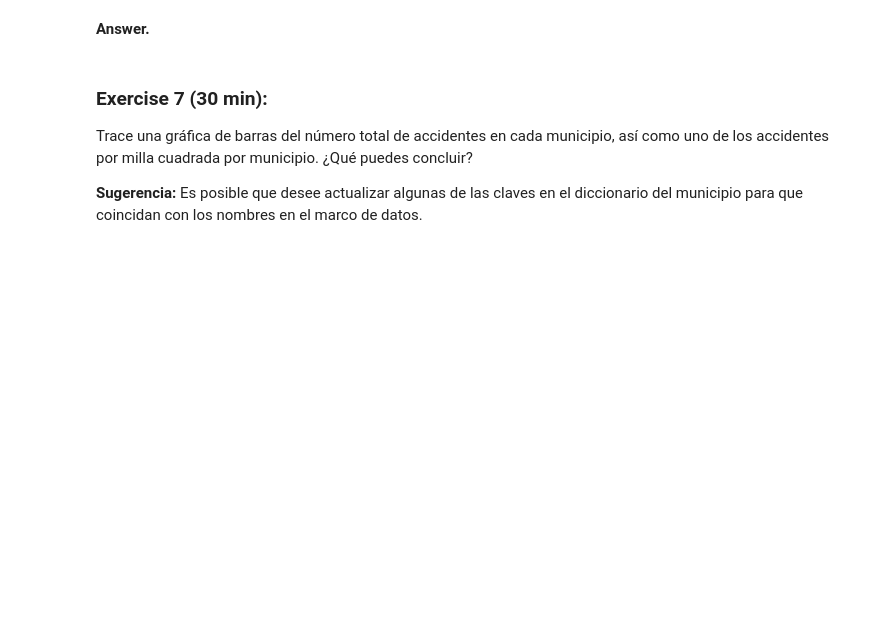
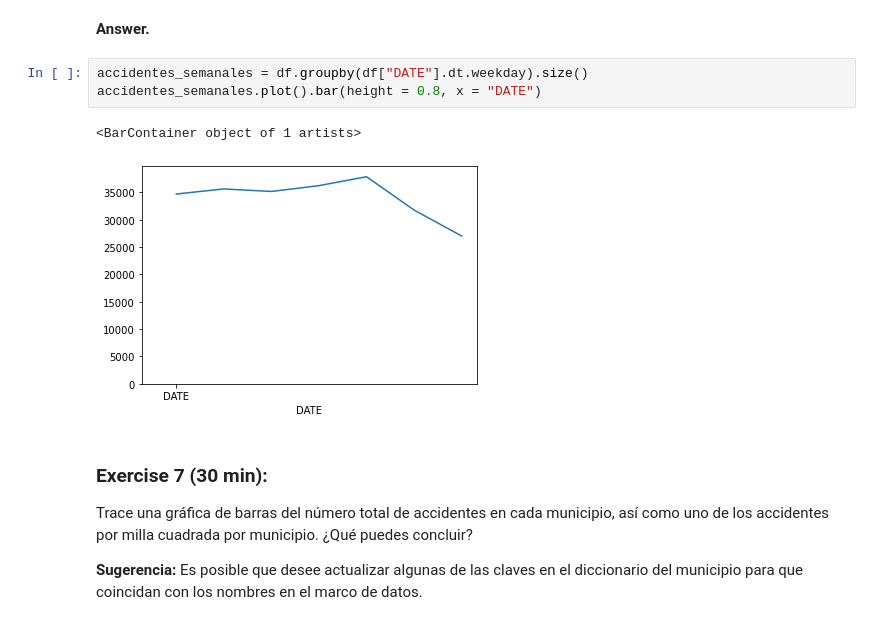
Before and after one commit to Ortiz99/Bootcamp_DataScience, a Jupyter notebook: section1/Python/Actividad2/Actividad_2/tarea1/extended_case_1/extended_case_1.ipynb, the cells around one changed output. Saved outputs shown, nothing was run; the diff lists cells and outputs as text; blank space fills up the shorter version.

````diff
--- a/section1/Python/Actividad2/Actividad_2/tarea1/extended_case_1/extended_case_1.ipynb
+++ b/section1/Python/Actividad2/Actividad_2/tarea1/extended_case_1/extended_case_1.ipynb
@@ -232,6 +268,12 @@ En la pregunta anterior hemos agregado el número de accidentes por hora sin ten
 **Sugerencia:** Puede encontrar útil la función ```dt.weekday```.
 # %% [markdown]
 **Answer.**
+# %%
+accidentes_semanales = df.groupby(df["DATE"].dt.weekday).size()
+accidentes_semanales.plot().bar(height = 0.8, x = "DATE")
+# %% [output]
+<BarContainer object of 1 artists>
+[figure, added]
 # %% [markdown]
 ### Exercise 7 (30 min):
 
````
Also changed, not shown: parts of 13 cells of this notebook, 7 other files.
